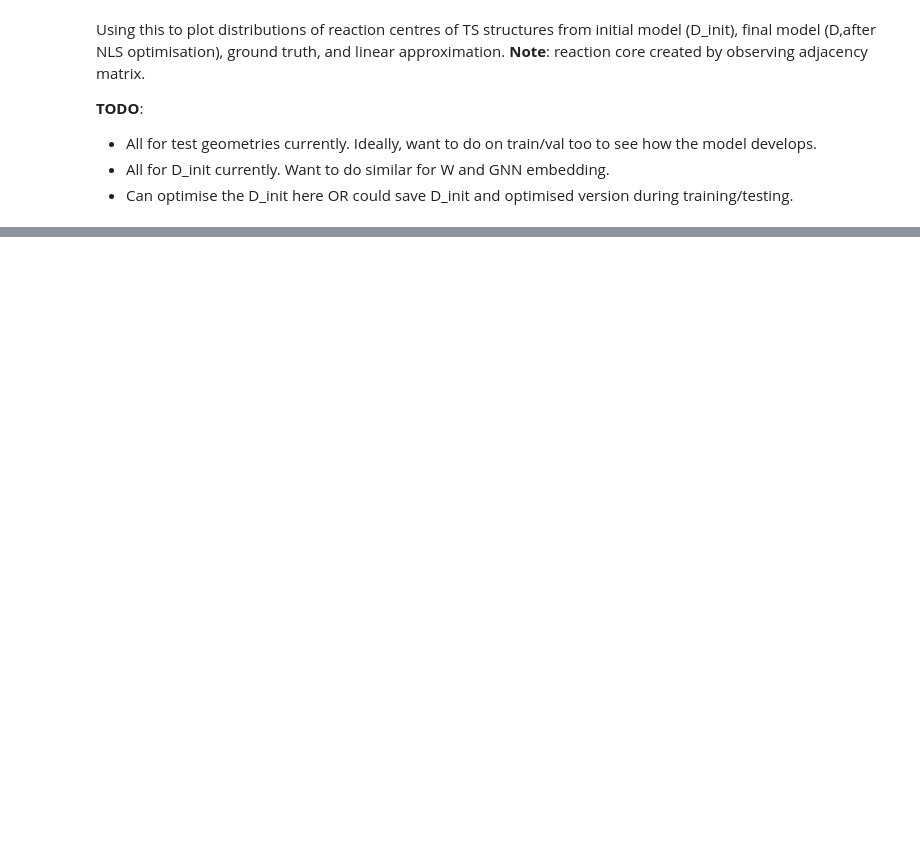
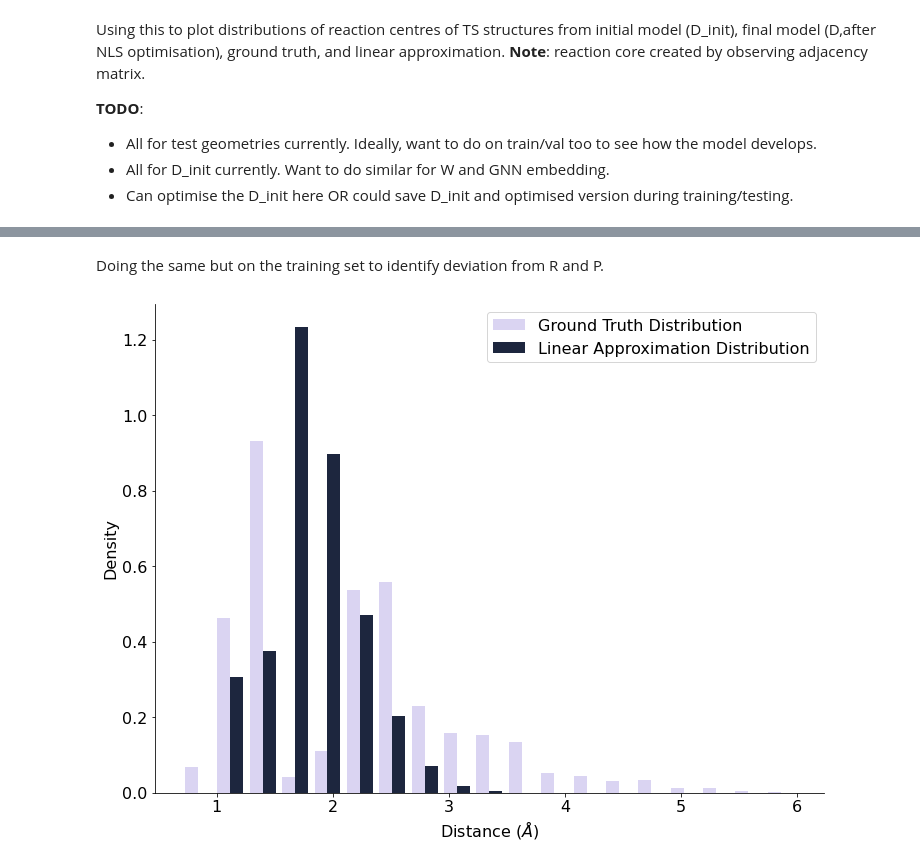
Before and after one commit to avishvj/3d-reactions, a Jupyter notebook: notebooks/distances.ipynb, the cells around one changed output, grey strips where cells are left out. Cells and saved outputs as stored; diff of their text form; code cells hidden in the pictures; blank space fills up the shorter version.

```diff
--- a/notebooks/distances.ipynb
+++ b/notebooks/distances.ipynb
@@ -153,0 +153,18 @@ figs_folder = 'Users/rmhavij/3d-reactions/notebooks/figs/'
+# %% [markdown]
+Doing the same but on the training set to identify deviation from R and P.
+# %%
+# base_folder = r'../data/raw/' # normal
+base_folder = 'Users/rmhavij/3d-reactions/data/raw/' # azure
+
+train_reactant_file = base_folder + 'train_reactants.sdf'
+train_ts_file = base_folder + 'train_ts.sdf'
+train_product_file = base_folder + 'train_products.sdf'
+
+train_r = Chem.SDMolSupplier(train_reactant_file, removeHs=False, sanitize=False)
+train_r = [x for x in train_r]
+
+train_ts = Chem.SDMolSupplier(train_ts_file, removeHs=False, sanitize=False)
+train_ts = [ts for ts in train_ts]
+
+train_p = Chem.SDMolSupplier(train_product_file, removeHs=False, sanitize=False)
+train_p = [x for x  in train_p]
@@ -153,0 +197,24 @@ figs_folder = 'Users/rmhavij/3d-reactions/notebooks/figs/'
+# %%
+fig, ax = plt.subplots(figsize=(12,9))
+
+# note: if you do linspace(0, ...) then you get lots of zeroes where they are the same
+bins = np.linspace(0.7, 6, 20)
+ax.hist([train_gt_all, train_la_all], bins, density=True,\
+        label=['Ground Truth Distribution', 'Linear Approximation Distribution'],\
+       color=sns.cubehelix_palette(2, start=2.8, rot=.1))
+ax.legend(loc='upper right')
+
+ax.set_ylabel('Density', fontsize=16)
+ax.set_xlabel(r'Distance ($\AA$)', fontsize=16)
+ax.tick_params(axis='both', which='major', labelsize=16)
+ax.legend(fontsize=16)
+
+ax.spines["top"].set_visible(False)
+ax.spines["bottom"].set_visible(True)
+ax.spines["right"].set_visible(False)
+ax.spines["left"].set_visible(True)
+
+# figs_folder = 'Users/rmhavij/3d-reactions/notebooks/figs/'
+# plt.savefig(figs_folder + 'distance_distributions.png', bbox_inches='tight')
+# %% [output]
+[figure, added]
```
Also changed, not shown: parts of 7 cells of this notebook.
